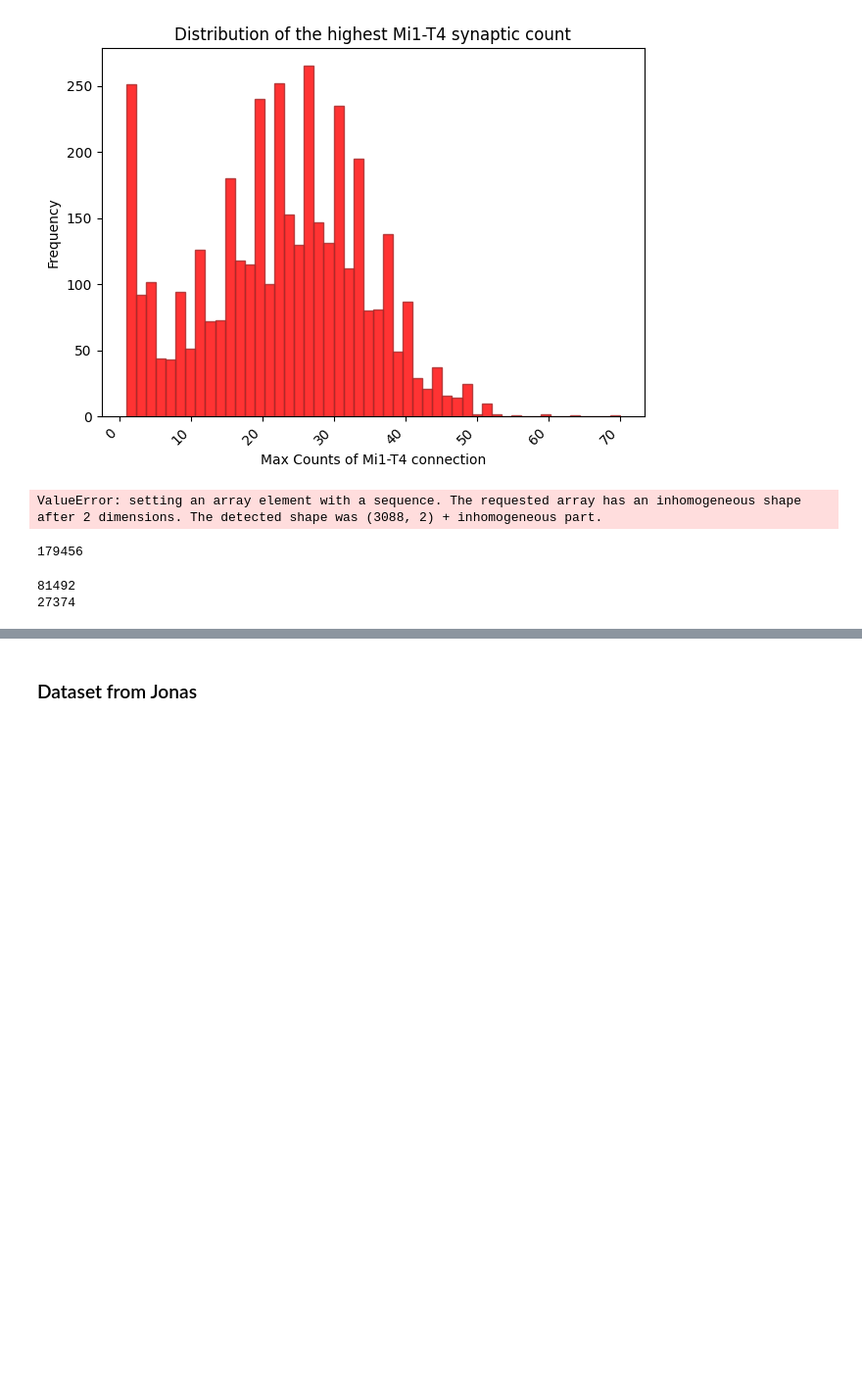
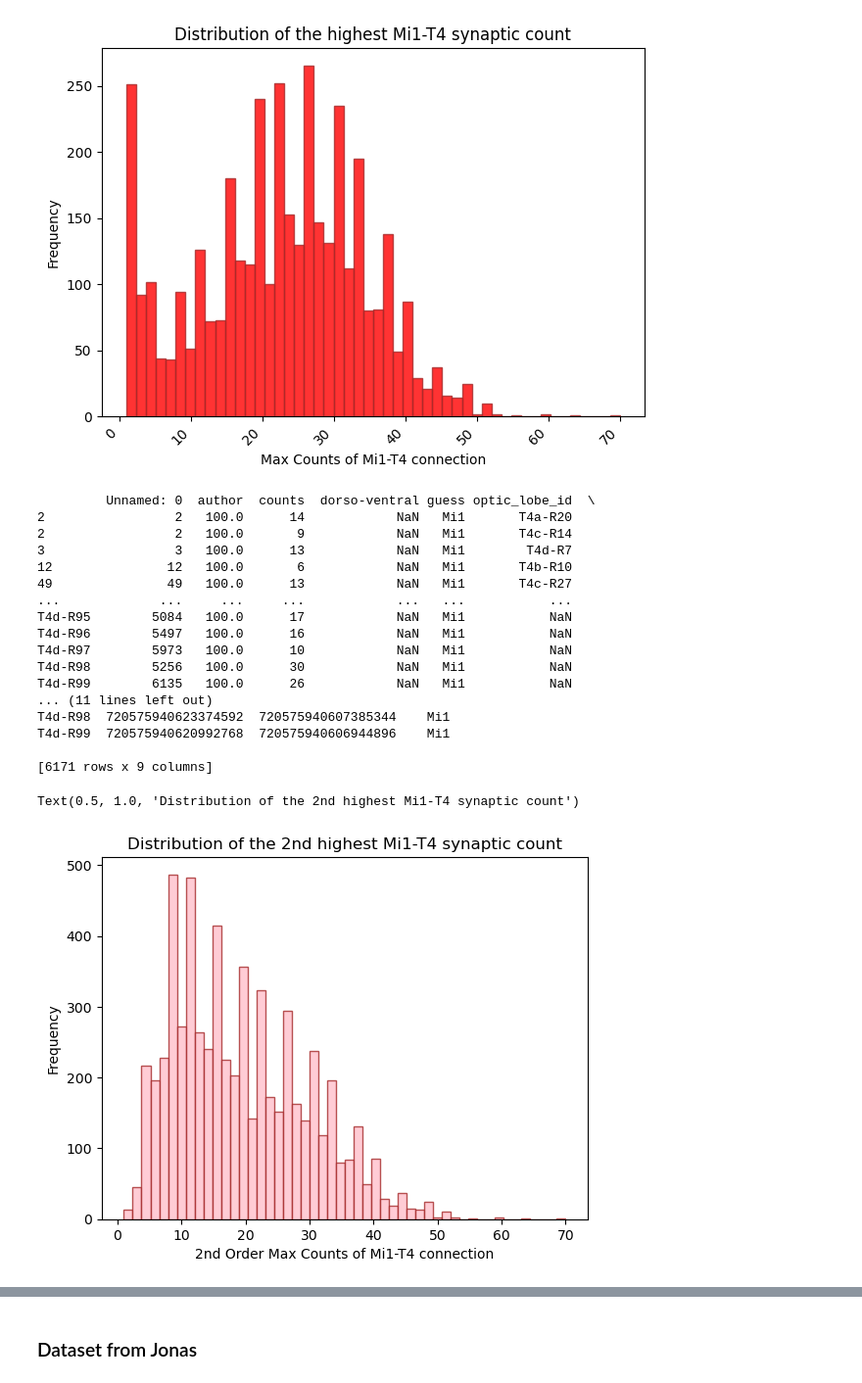
Before and after one commit to mariaioan/T4-connectome-analysis, a Jupyter notebook: proofreading-tables/maria_draft.ipynb, the cells around one changed output, grey strips where cells are left out. Shown at 98% size. Saved outputs shown, nothing was run; the diff lists cells and outputs as text; code cells hidden in the pictures; blank space fills up the shorter version.

Commit message:
adding 2nd highest Mi1 histogram

```diff
--- a/proofreading-tables/maria_draft.ipynb
+++ b/proofreading-tables/maria_draft.ipynb
@@ -13,6 +11,6 @@ import seaborn as sns
 # %%
 # load T4 dataset
-path = r'D:\connectome-analysis-main_thesis\connectome-analysis-main_thesis\T4_inputs'
+path = r'C:\Users\maria\OneDrive\Documents\GitHub\connectome-analysis-main_thesis\T4_inputs' #C:\Users\maria\OneDrive\Documents\GitHub\connectome-analysis-main_thesis\T4_inputs\T4a_neurons_input_count_R_19Dec2023.xlsx #D:\connectome-analysis-main_thesis\connectome-analysis-main_thesis\T4_inputs
 filename = glob(path +"\\"+"*.xlsx")
 #dataset = pd.read_excel(filename)
 # what is most efficient? Load all excels in a list and then choose? or one by one?
@@ -597,24 +595,45 @@ plt.savefig('Distribution of the highest Mi1-T4 connection.png')
 # %% [output]
 <Figure size 1000x600 with 0 Axes>
 [figure]
-# %%
-db = pd.concat(excel_list)
-symbols_to_select = ['Mi1']
-db = db.loc[db['symbol'].isin(symbols_to_select)]
-db = db.loc[db.groupby('optic_lobe_id')['counts']]
-# %% [output]
-ValueError: setting an array element with a sequence. The requested array has an inhomogeneous shape after 2 dimensions. The detected shape was (3088, 2) + inhomogeneous part.
-# %%
-db = pd.concat(excel_list)
-#print(db)
-print(len(db))
-# %% [output]
-179456
-# %%
-lol=db.loc[db['counts']==1]
-
-print(len(lol['presynaptic_ID'].values))
-print(len(lol['presynaptic_ID'].unique()))
-# %% [output]
-81492
-27374
+# %%
+# here I find the 2nd highest Mi1 in the T4 input list
+
+# Assuming db_Mi1_T4 is your DataFrame
+symbols_to_select = ['Mi1']
+db = db.loc[db['symbol'].isin(symbols_to_select)]
+
+# Sort the DataFrame within each group by 'counts' in descending order
+db_sorted = db.sort_values(by='counts', ascending=False)
+
+# Use groupby to get the second row within each group, handle single-row groups with first()
+second_highest_mi1 = db_sorted.groupby('optic_lobe_id').nth(1).combine_first(db_sorted.groupby('optic_lobe_id').first())
+
+# Display or further process second_highest_mi1
+
+second_highest_mi1 = pd.DataFrame(second_highest_mi1)
+print(second_highest_mi1)
+
+second_highest_mi1.hist(column = 'counts', grid=False, bins=50, edgecolor = 'brown', color='pink', alpha=0.8)
+plt.xlabel('2nd Order Max Counts of Mi1-T4 connection')
+plt.ylabel('Frequency')
+plt.title('Distribution of the 2nd highest Mi1-T4 synaptic count')
+# %% [output]
+         Unnamed: 0  author  counts  dorso-ventral guess optic_lobe_id  \
+2                 2   100.0      14            NaN   Mi1       T4a-R20
+2                 2   100.0       9            NaN   Mi1       T4c-R14
+3                 3   100.0      13            NaN   Mi1        T4d-R7
+12               12   100.0       6            NaN   Mi1       T4b-R10
+49               49   100.0      13            NaN   Mi1       T4c-R27
+...             ...     ...     ...            ...   ...           ...
+T4d-R95        5084   100.0      17            NaN   Mi1           NaN
+T4d-R96        5497   100.0      16            NaN   Mi1           NaN
+T4d-R97        5973   100.0      10            NaN   Mi1           NaN
+T4d-R98        5256   100.0      30            NaN   Mi1           NaN
+T4d-R99        6135   100.0      26            NaN   Mi1           NaN
+... (11 lines left out)
+T4d-R98  720575940623374592  720575940607385344    Mi1
+T4d-R99  720575940620992768  720575940606944896    Mi1
+
+[6171 rows x 9 columns]
+Text(0.5, 1.0, 'Distribution of the 2nd highest Mi1-T4 synaptic count')
+[figure, added]
```
Also changed, not shown: parts of 5 cells of this notebook.
